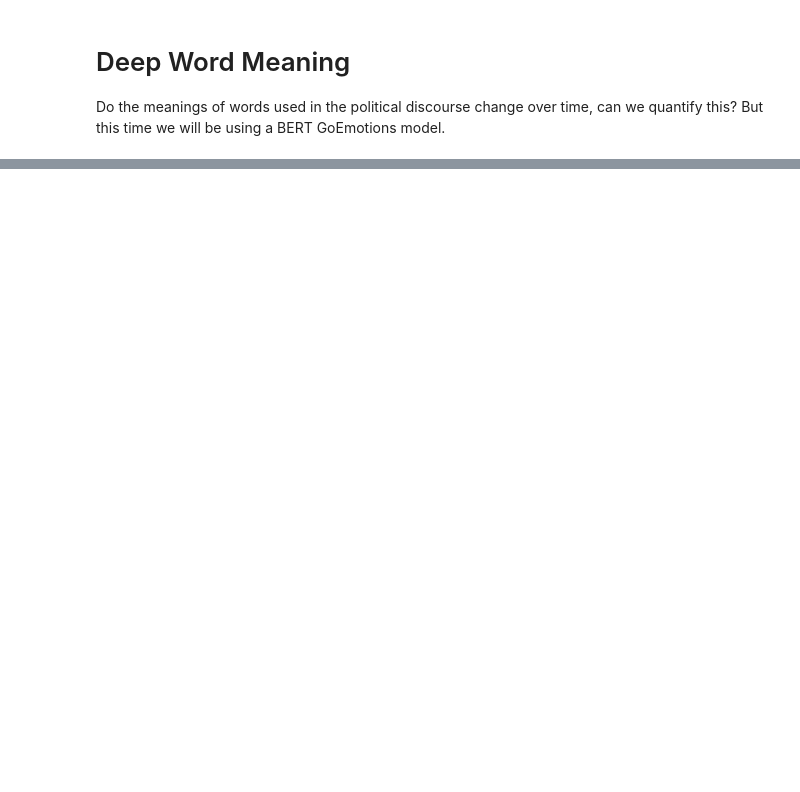
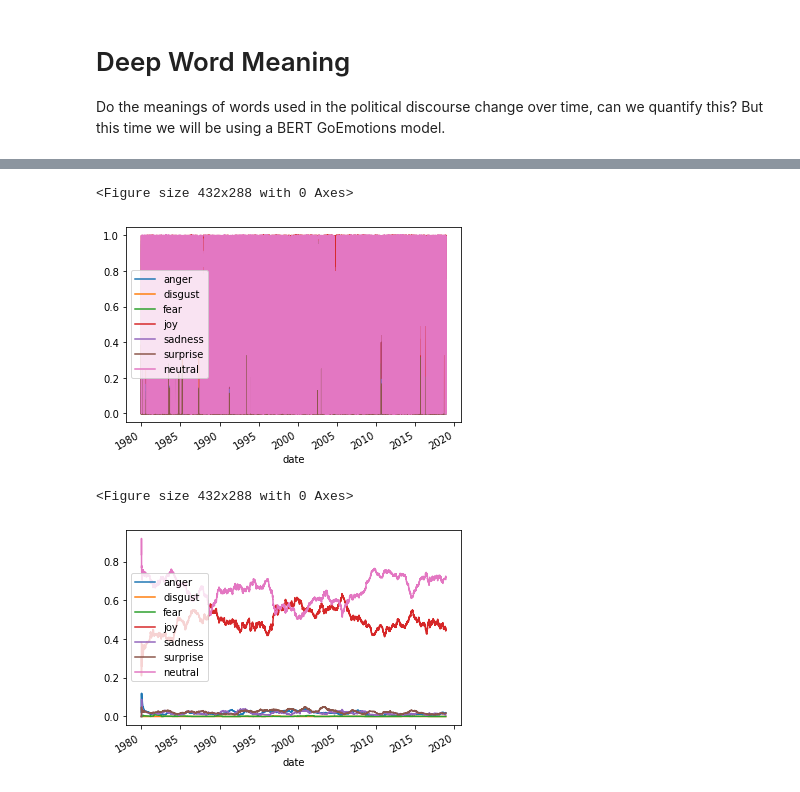
Before and after one commit to thaum-io/language-of-leadership, a Jupyter notebook: nb/DeepWordMeaning.ipynb, the cells around one changed output, grey strips where cells are left out. Cells and saved outputs as stored; diff of their text form; code cells hidden in the pictures; blank space fills up the shorter version.

```diff
--- a/nb/DeepWordMeaning.ipynb
+++ b/nb/DeepWordMeaning.ipynb
@@ -181,0 +230,7 @@ plot_keyword_dep(df, 'aus', list(ekman_map.keys()))
+# %%
+plot_keyword_dep(df, 'gov', list(ekman_map.keys()))
+# %% [output]
+<Figure size 432x288 with 0 Axes>
+[figure, added]
+<Figure size 432x288 with 0 Axes>
+[figure, added]
```
Also changed, not shown: parts of 11 cells of this notebook, 8 other files.
